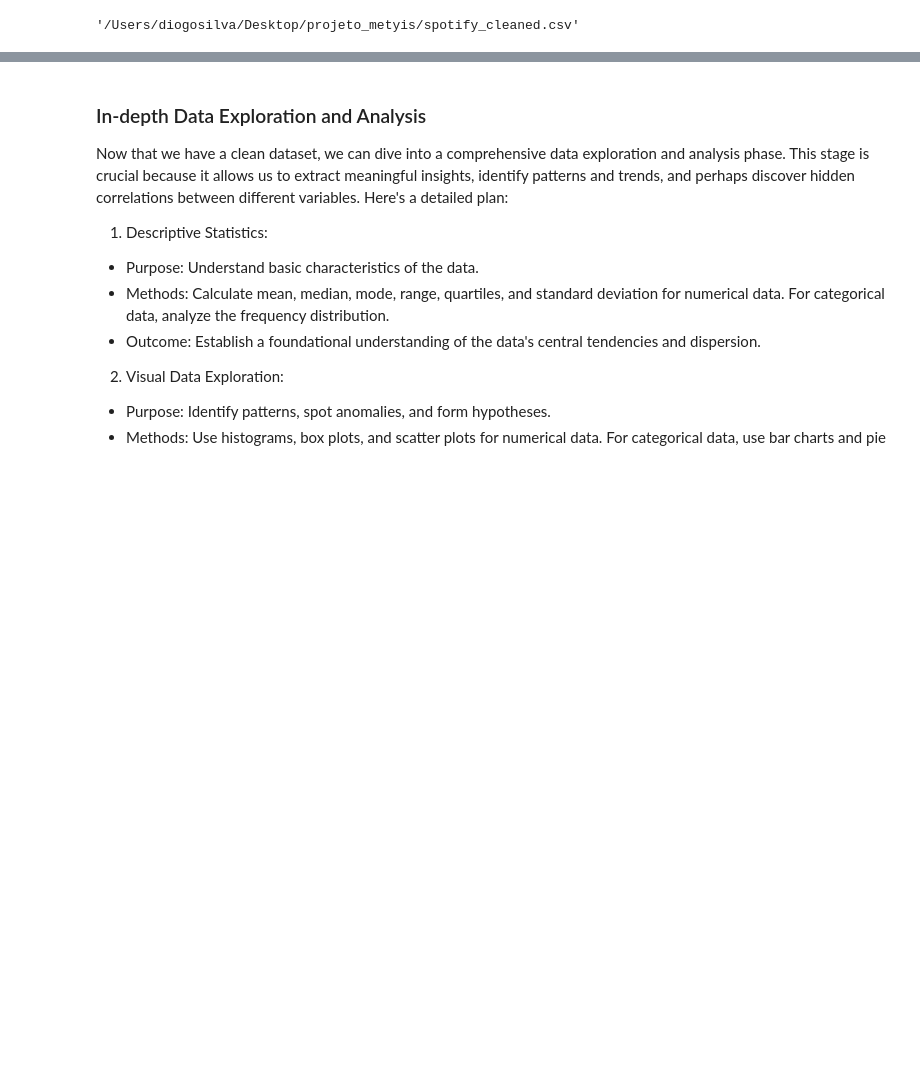
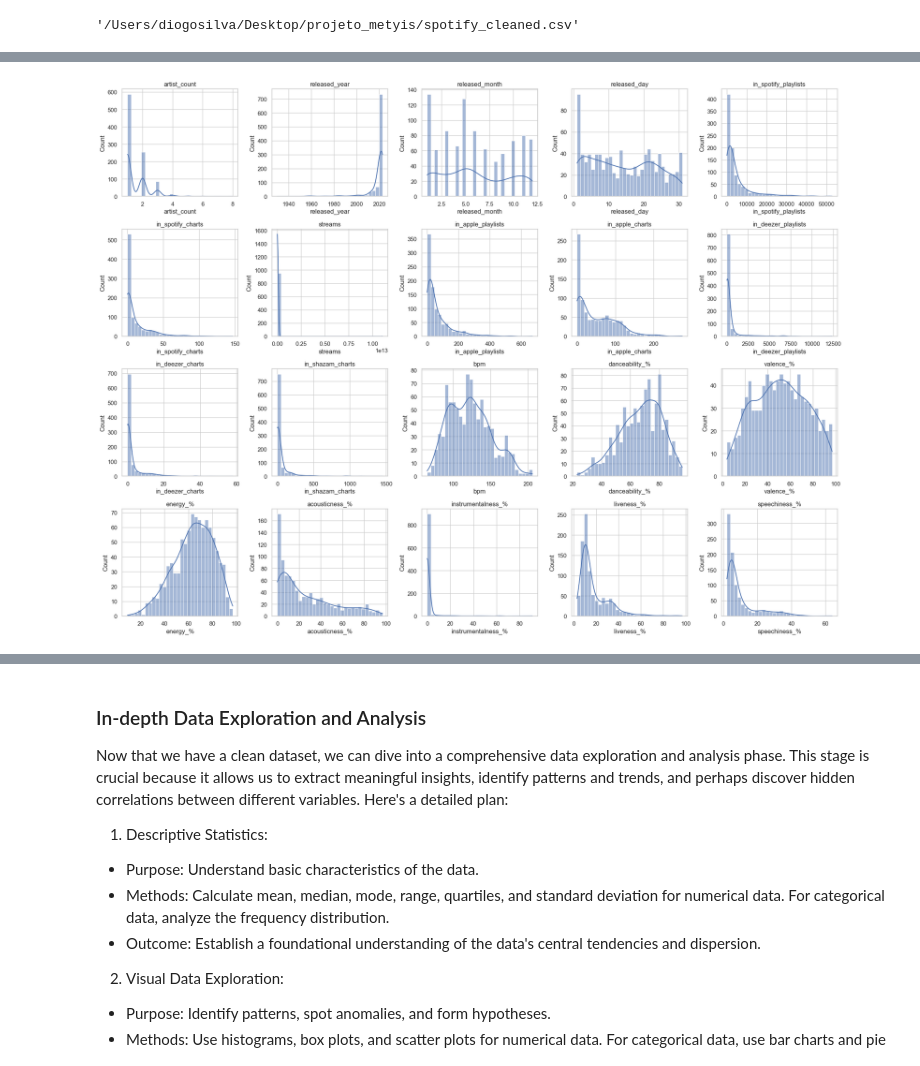
Before and after one commit to diogo-costa-silva/data-science-notebooks, a Jupyter notebook: most-stremed-spotify-2023-analysis/spotify-2023-analysis.ipynb, the cells around one changed output, grey strips where cells are left out. Drawn from its saved outputs; the diff is of its cells as text; code cells hidden in the pictures; blank space fills up the shorter version.

```diff
--- a/most-stremed-spotify-2023-analysis/spotify-2023-analysis.ipynb
+++ b/most-stremed-spotify-2023-analysis/spotify-2023-analysis.ipynb
@@ -453,0 +454,14 @@ cleaned_file_path
+# %%
+# Setting up the figure size for clearer and more detailed visuals
+plt.figure(figsize=(20, 15))
+
+# Creating histograms for each numerical column
+for i, col in enumerate(numerical_columns, 1):
+    plt.subplot(4, 5, i)
+    sns.histplot(data=df_cleaned, x=col, bins=30, kde=True)  # kde is Kernel Density Estimation plot
+    plt.tight_layout()
+    plt.title(col)
+
+plt.show()
+# %% [output]
+[figure, added]
```
Also changed, not shown: parts of 87 cells of this notebook.
